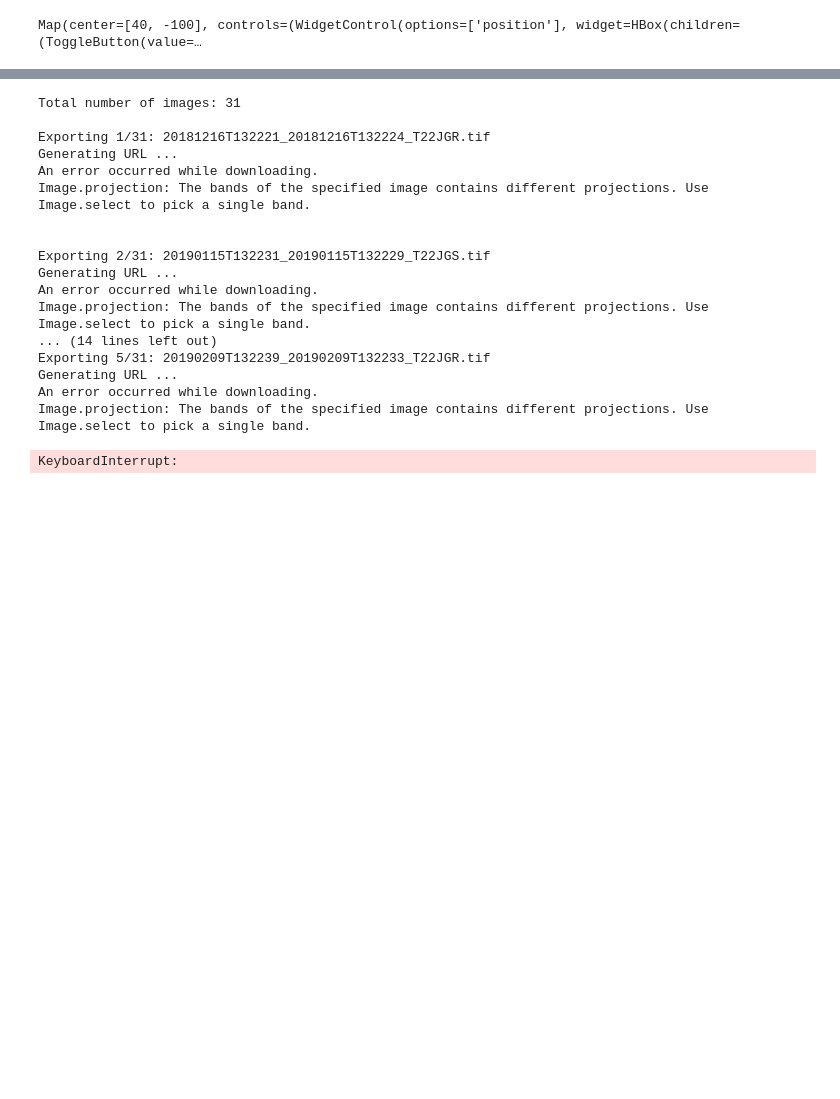
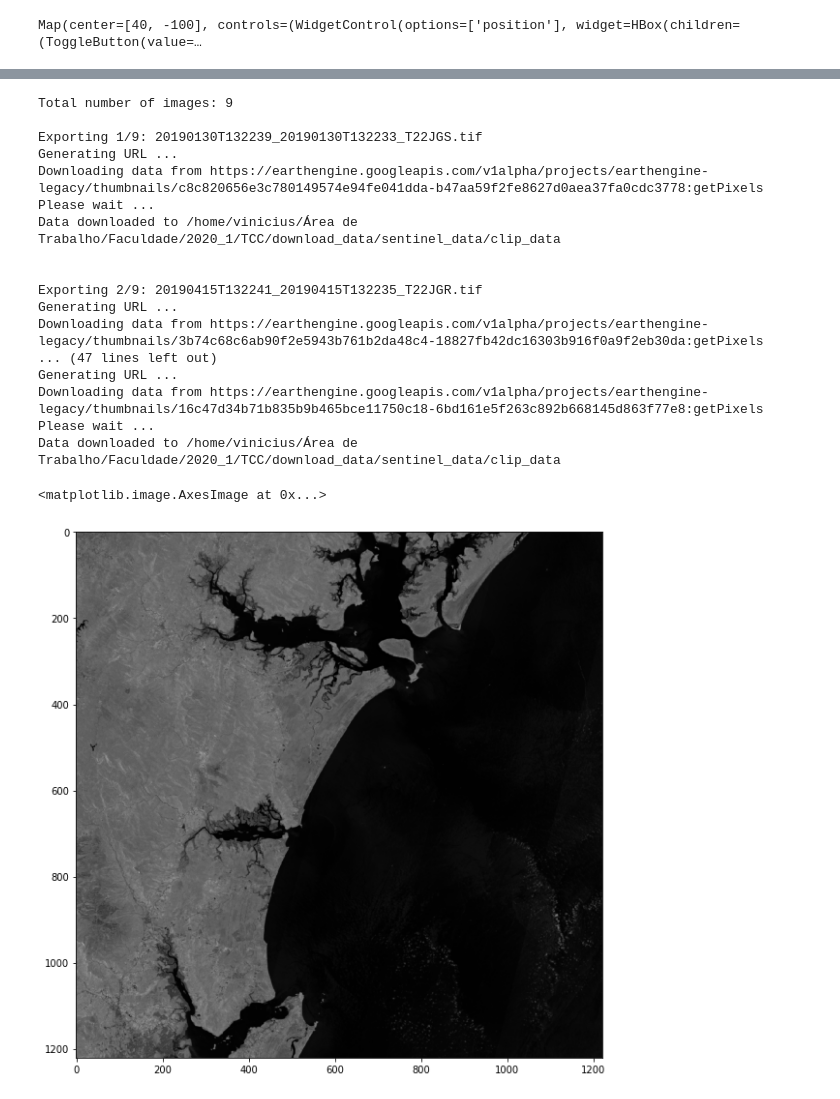
Before and after one commit to Ocean-Technologies/satellite_bathymetry, a Jupyter notebook: notebooks/download_timeseries.ipynb, the cells around one changed output, grey strips where cells are left out. Drawn from its saved outputs; the diff is of its cells as text; code cells hidden in the pictures; blank space fills up the shorter version.

Commit message:
download collection

```diff
--- a/notebooks/download_timeseries.ipynb
+++ b/notebooks/download_timeseries.ipynb
@@ -40,21 +29,29 @@ Count:  31
 # %%
-geemap.ee_export_image_collection(collection_roi, out_dir=out_dir, file_per_band=True)
+geemap.ee_export_image_collection(collection_roi, out_dir=out_dir, scale=20, file_per_band=True, region=roi)
 # %% [output]
-Total number of images: 31
+Total number of images: 9
 
-Exporting 1/31: 20181216T132221_20181216T132224_T22JGR.tif
+Exporting 1/9: 20190130T132239_20190130T132233_T22JGS.tif
 Generating URL ...
-An error occurred while downloading.
-Image.projection: The bands of the specified image contains different projections. Use Image.select to pick a single band.
+Downloading data from https://earthengine.googleapis.com/v1alpha/projects/earthengine-legacy/thumbnails/c8c820656e3c780149574e94fe041dda-b47aa59f2fe8627d0aea37fa0cdc3778:getPixels
+Please wait ...
+Data downloaded to /home/vinicius/Área de Trabalho/Faculdade/2020_1/TCC/download_data/sentinel_data/clip_data
 
 
-Exporting 2/31: 20190115T132231_20190115T132229_T22JGS.tif
+Exporting 2/9: 20190415T132241_20190415T132235_T22JGR.tif
 Generating URL ...
-An error occurred while downloading.
-Image.projection: The bands of the specified image contains different projections. Use Image.select to pick a single band.
-... (14 lines left out)
-Exporting 5/31: 20190209T132239_20190209T132233_T22JGR.tif
+Downloading data from https://earthengine.googleapis.com/v1alpha/projects/earthengine-legacy/thumbnails/3b74c68c6ab90f2e5943b761b2da48c4-18827fb42dc16303b916f0a9f2eb30da:getPixels
+... (47 lines left out)
 Generating URL ...
-An error occurred while downloading.
-Image.projection: The bands of the specified image contains different projections. Use Image.select to pick a single band.
+Downloading data from https://earthengine.googleapis.com/v1alpha/projects/earthengine-legacy/thumbnails/16c47d34b71b835b9b465bce11750c18-6bd161e5f263c892b668145d863f77e8:getPixels
+Please wait ...
+Data downloaded to /home/vinicius/Área de Trabalho/Faculdade/2020_1/TCC/download_data/sentinel_data/clip_data
-KeyboardInterrupt:
+# %%
+input_data = '/home/vinicius/Área de Trabalho/Faculdade/2020_1/TCC/download_data/sentinel_data/20190130T132239_20190130T132233_T22JGS.B7.tif'
+tiff = tifffile.TiffFile(input_data)
+# %%
+plt.figure(figsize=(18,10))
+plt.imshow(tiff.asarray(), 'gray')
+# %% [output]
+<matplotlib.image.AxesImage at 0x...>
+[figure, added]
```
Also changed, not shown: parts of 5 cells of this notebook.
